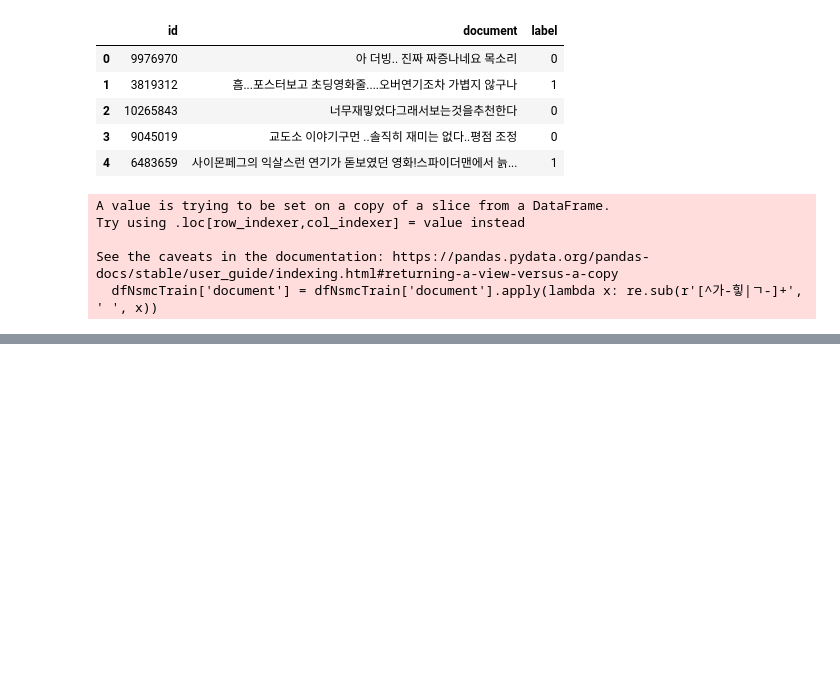
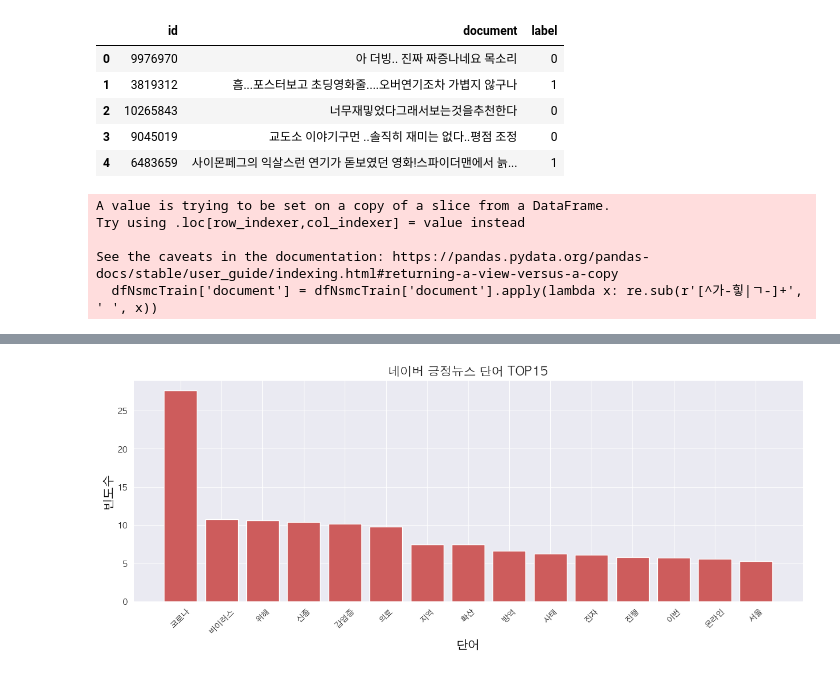
Before and after one commit to king-dong-gun/python_bigdata_analyze, a Jupyter notebook: Day13/data29_네이버뉴스_감성분석.ipynb, the cells around one changed output, grey strips where cells are left out. Drawn from its saved outputs; the diff is of its cells as text; code cells hidden in the pictures; blank space fills up the shorter version.

```diff
--- a/Day13/data29_네이버뉴스_감성분석.ipynb
+++ b/Day13/data29_네이버뉴스_감성분석.ipynb
@@ -102,0 +295,10 @@ nsmc_train_tfidf = tfidf.transform(dfNsmcTrain['document'])
+# %%
+posDtm = posTfidf.fit_transform(finalPosDescWords)
+# %%
+posVocas = dict()
+
+for i, word in enumerate(posTfidf.get_feature_names_out()) :
+    posVocas[word] = posDtm.getcol(i).sum() # 해당 단어의 빈도수
+# %%
+# 빈도수가 높은 것부터 정렬(내림차순 정렬)
+posWords = sorted(posVocas.items(), key=(lambda x: x[1]), reverse=True)
@@ -102,0 +329,24 @@ nsmc_train_tfidf = tfidf.transform(dfNsmcTrain['document'])
+# %%
+# 한글 꺠짐문제 해결
+from matplotlib import rc
+
+rc('font', family='AppleGothic')
+
+plt.rcParams['axes.unicode_minus'] = False
+# %%
+max = 15
+plt.figure(figsize=(15, 5))
+plt.bar(range(max), [i[1] for i in posWords[:max]], color = 'indianred')
+
+
+plt.title('네이버 긍정뉴스 단어 TOP15', fontsize=15)
+plt.xlabel('단어', fontsize=15, color = 'black')
+plt.ylabel('빈도수', fontsize=15, color = 'black')
+
+# x축 단어 표시
+plt.xticks(range(max), [i[0] for i in posWords[:max]], rotation=45)
+
+
+plt.show()
+# %% [output]
+[figure, added]
```
Also changed, not shown: parts of 31 cells of this notebook, 5 other files.
